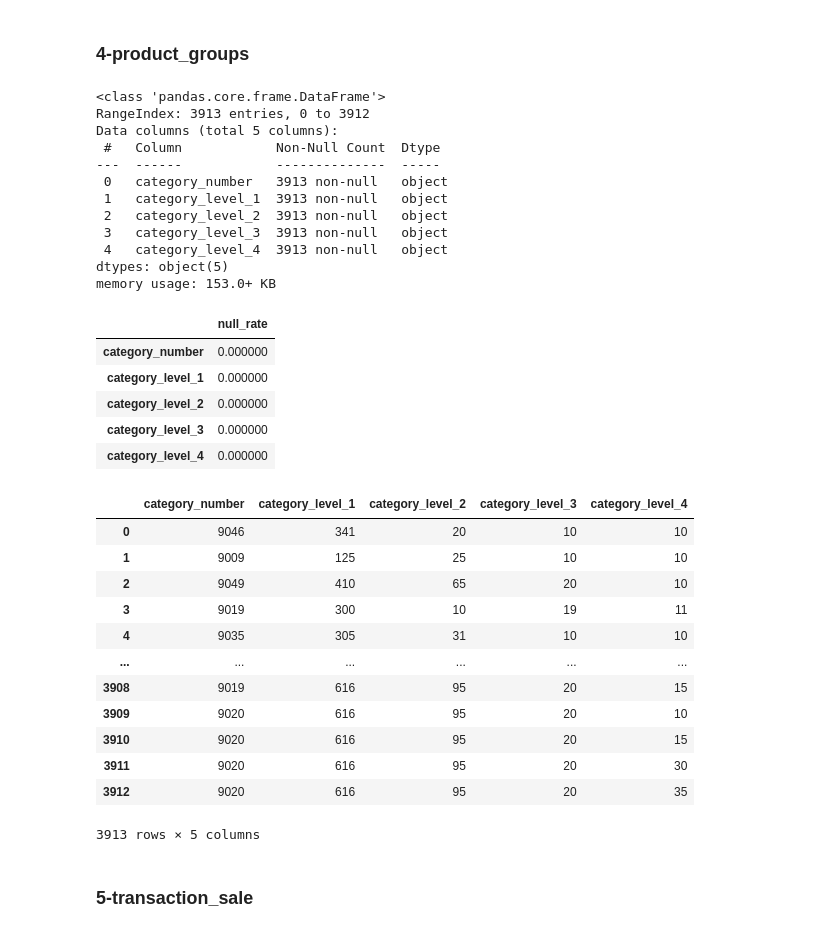
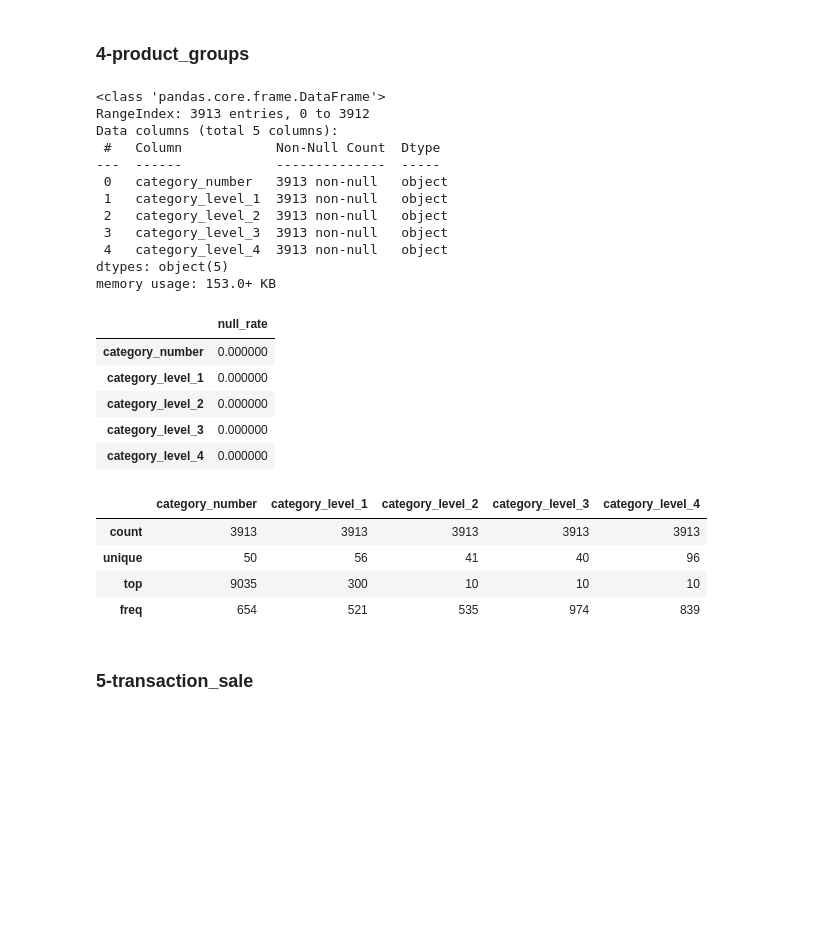
Before and after one commit to arukemre/Migros-Datathon, a Jupyter notebook: migros-datathon-2022.ipynb, the cells around one changed output. Saved outputs shown, nothing was run; the diff lists cells and outputs as text; code cells hidden in the pictures; blank space fills up the shorter version.

```diff
--- a/migros-datathon-2022.ipynb
+++ b/migros-datathon-2022.ipynb
@@ -365,40 +326,34 @@ memory usage: 413.8+ KB
 # %%
 product_groups=product_groups.astype({'category_number':'object','category_level_1':'object','category_level_2':'object','category_level_3':'object','category_level_4':'object'})
 product_groups.info()
+print(f'\n\n')
 null_rate(product_groups)
-product_groups
+print(f'\n\n')
+product_groups.describe(include='all')
 # %% [output]
 <class 'pandas.core.frame.DataFrame'>
 RangeIndex: 3913 entries, 0 to 3912
 Data columns (total 5 columns):
  #   Column            Non-Null Count  Dtype
 ---  ------            --------------  -----
  0   category_number   3913 non-null   object
  1   category_level_1  3913 non-null   object
  2   category_level_2  3913 non-null   object
  3   category_level_3  3913 non-null   object
  4   category_level_4  3913 non-null   object
 dtypes: object(5)
 memory usage: 153.0+ KB
 |  | null_rate |
 | category_number | 0.000000 |
 | category_level_1 | 0.000000 |
 | category_level_2 | 0.000000 |
 | category_level_3 | 0.000000 |
 | category_level_4 | 0.000000 |
 |  | category_number | category_level_1 | category_level_2 | category_level_3 | category_level_4 |
-| 0 | 9046 | 341 | 20 | 10 | 10 |
-| 1 | 9009 | 125 | 25 | 10 | 10 |
-| 2 | 9049 | 410 | 65 | 20 | 10 |
-| 3 | 9019 | 300 | 10 | 19 | 11 |
-| 4 | 9035 | 305 | 31 | 10 | 10 |
-| ... | ... | ... | ... | ... | ... |
-| 3908 | 9019 | 616 | 95 | 20 | 15 |
-| 3909 | 9020 | 616 | 95 | 20 | 10 |
-| 3910 | 9020 | 616 | 95 | 20 | 15 |
-| 3911 | 9020 | 616 | 95 | 20 | 30 |
-| 3912 | 9020 | 616 | 95 | 20 | 35 |
+| count | 3913 | 3913 | 3913 | 3913 | 3913 |
+| unique | 50 | 56 | 41 | 40 | 96 |
+| top | 9035 | 300 | 10 | 10 | 10 |
+| freq | 654 | 521 | 535 | 974 | 839 |
-3913 rows × 5 columns
 # %% [markdown]
 ### 5-transaction_sale
 # %%
```
Also changed, not shown: parts of 35 cells of this notebook.
